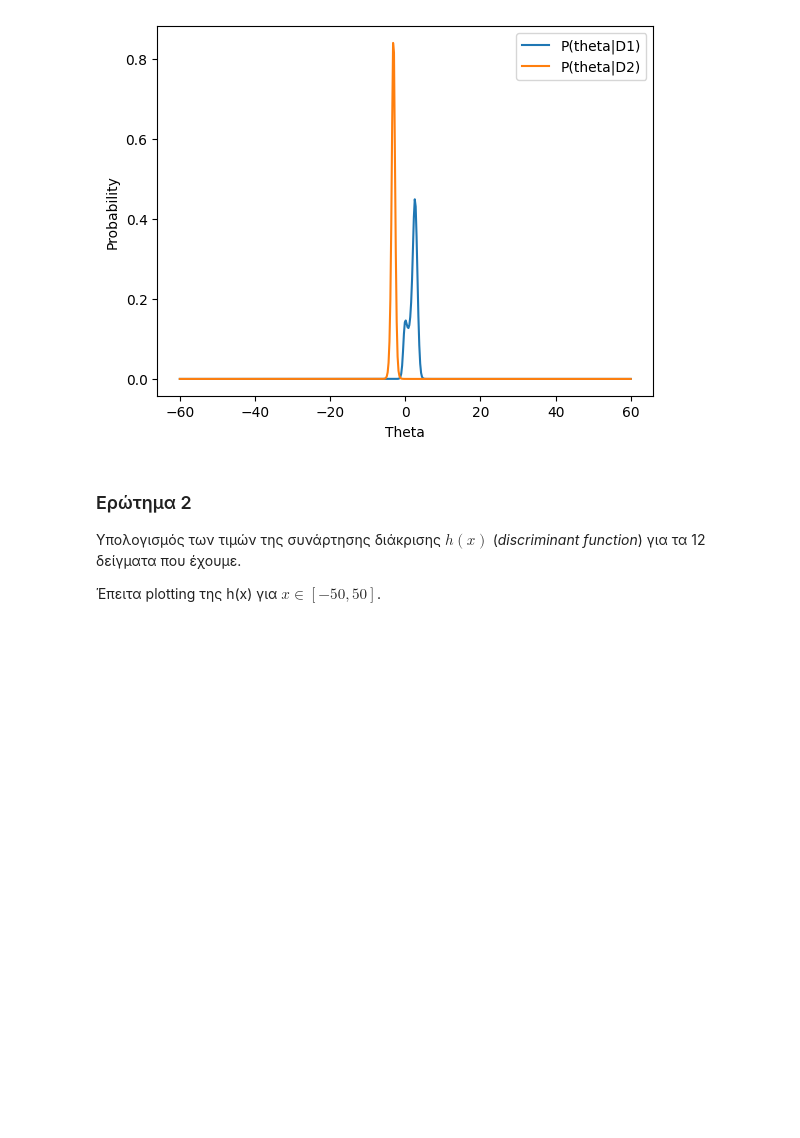
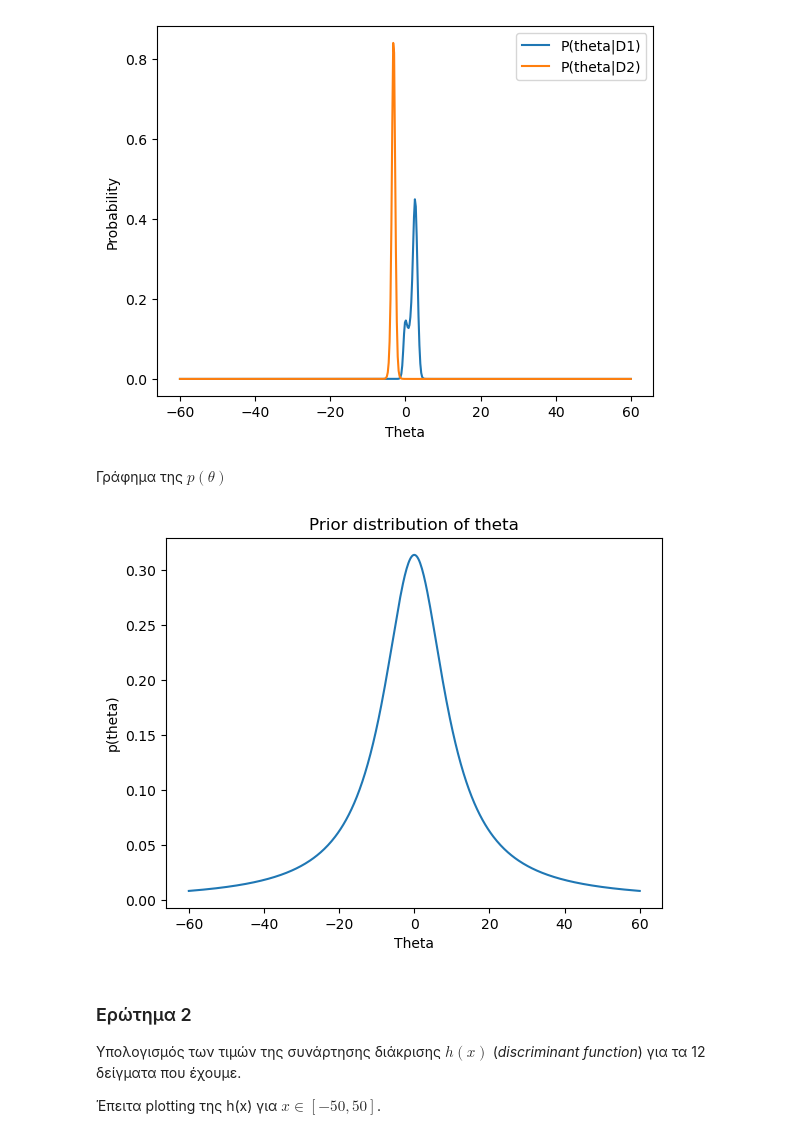
Before and after one commit to bilonio/ProjectML, a Jupyter notebook: Team30-AC.ipynb, the cells around one changed output. Cells and saved outputs as stored; diff of their text form; code cells hidden in the pictures; blank space fills up the shorter version.

Commit message:
add graph for prior distribution

```diff
--- a/Team30-AC.ipynb
+++ b/Team30-AC.ipynb
@@ -277,6 +277,18 @@ plt.savefig('./plots/posterior.pdf')
 plt.show()
 # %% [output]
 [figure]
+# %% [markdown]
+Γράφημα της $p(\theta)$
+# %%
+probs_theta = ( 1 / 10*np.pi ) * ( 1 / ( 1 + (thetas/10)**2 ) )
+plt.plot(thetas, probs_theta)
+plt.title("Prior distribution of theta")
+plt.xlabel("Theta")
+plt.ylabel("p(theta)")
+plt.savefig('./plots/prior.pdf')
+plt.show()
+# %% [output]
+[figure, added]
 # %% [markdown]
 ### Ερώτημα 2
 
```
Also changed, not shown: parts of 7 cells of this notebook, 8 other files.
